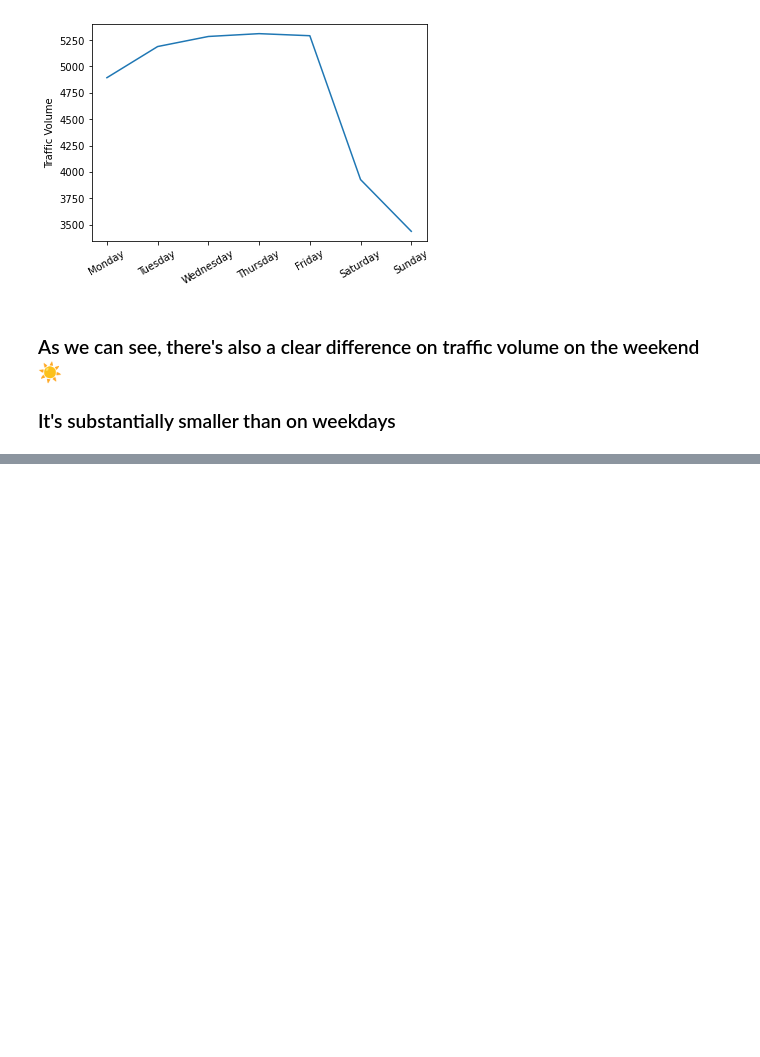
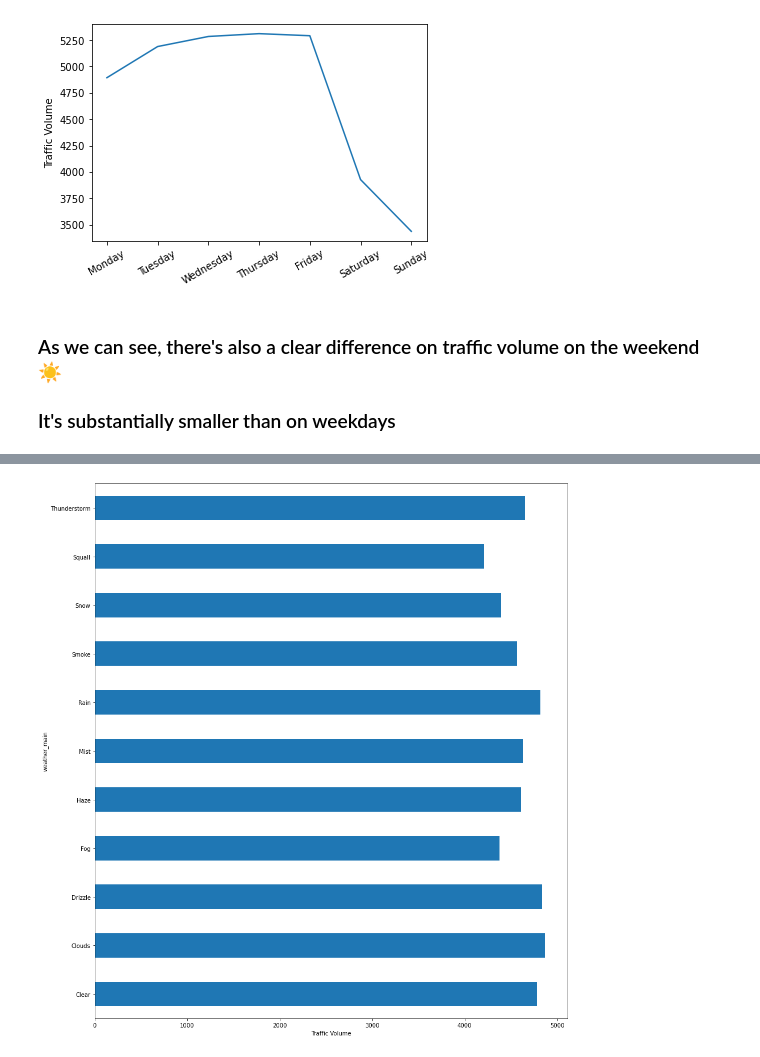
Before and after one commit to lucasmsa/dataquest, a Jupyter notebook: Data Scientist in Pyhton path/Exploratory Data Visualization/src/traffic-indicators-i_94.ipynb, the cells around one changed output, grey strips where cells are left out. Cells and saved outputs as stored; diff of their text form; code cells hidden in the pictures; blank space fills up the shorter version.

```diff
--- a/Data Scientist in Pyhton path/Exploratory Data Visualization/src/traffic-indicators-i_94.ipynb
+++ b/Data Scientist in Pyhton path/Exploratory Data Visualization/src/traffic-indicators-i_94.ipynb
@@ -154,0 +192,16 @@ plt.show()
+# %%
+aggregation_by_weather_main = daytime_dataset.groupby("weather_main").mean()
+aggregation_by_weather_description = daytime_dataset.groupby("weather_description").mean()
+# %%
+def plot_categorical_weather_data_correlation(aggregation: pd.DataFrame, larger: bool):
+    fig, axes = plt.subplots(nrows=1, ncols=1, squeeze=False)
+    aggregation.loc[:,"traffic_volume"].plot(kind='barh', ax=axes[0, 0])
+    axes[0,0].set_xlabel("Traffic Volume")
+    fig.tight_layout()
+    fig.set_figheight(16 if larger else 12)
+    fig.set_figwidth(16 if larger else 12)
+    plt.show()
+# %%
+plot_categorical_weather_data_correlation(aggregation_by_weather_main, True)
+# %% [output]
+[figure, added]
```
Also changed, not shown: parts of 13 cells of this notebook.
